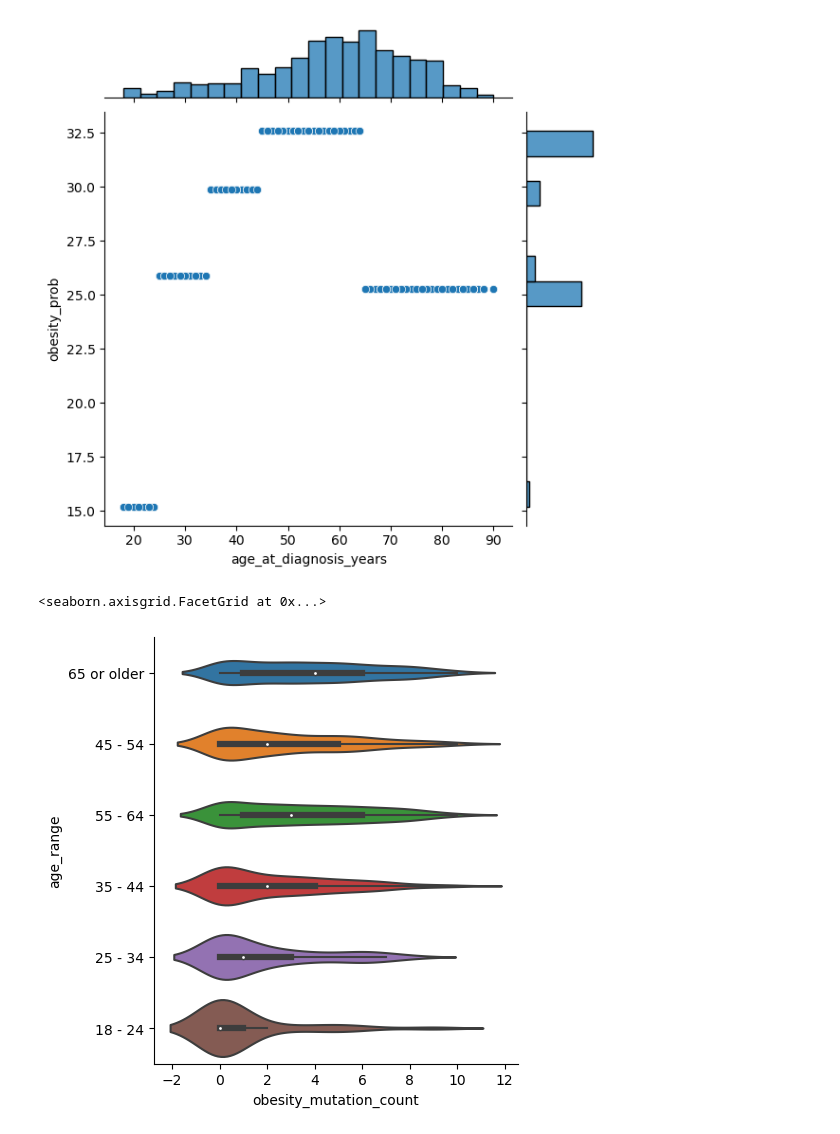
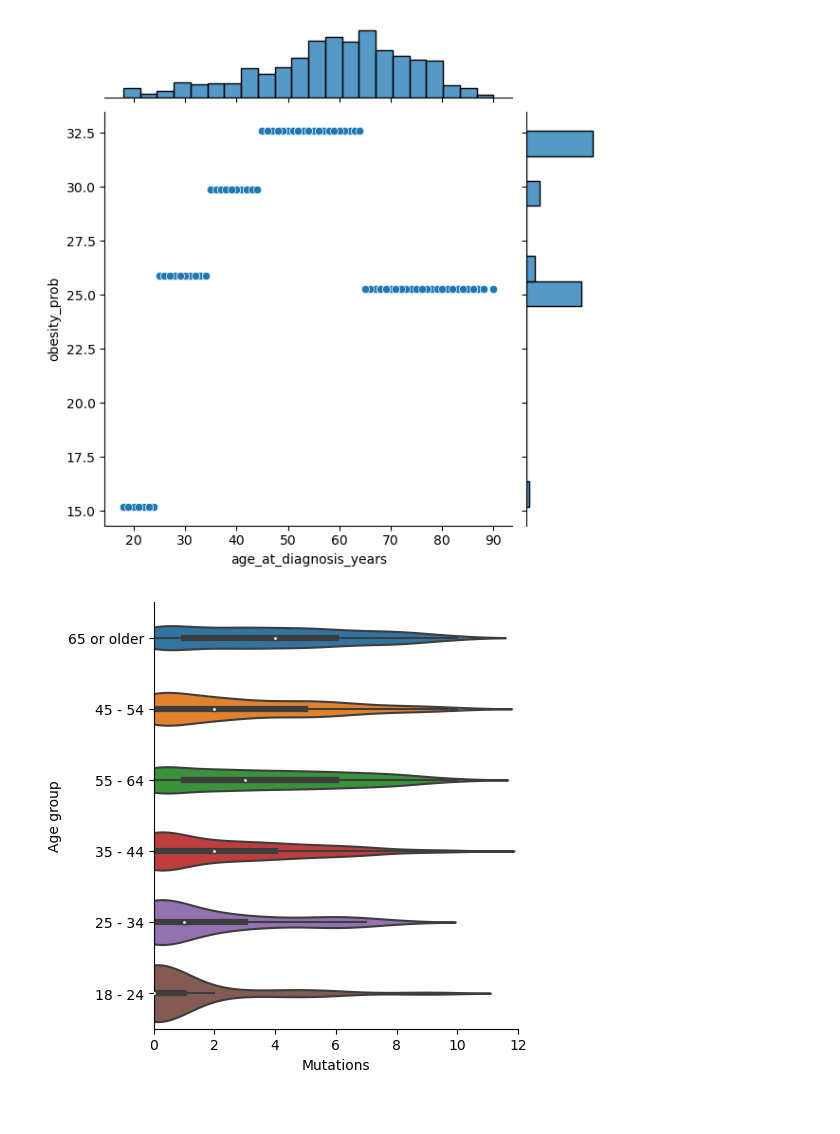
Before and after one commit to nilapalin/made-template, a Jupyter notebook: project/data/brfss_gdc_graphs.ipynb, the cells around one changed output. Saved outputs shown, nothing was run; the diff lists cells and outputs as text; code cells hidden in the pictures.

```diff
--- a/project/data/brfss_gdc_graphs.ipynb
+++ b/project/data/brfss_gdc_graphs.ipynb
@@ -35,7 +35,7 @@ with dbEngine.connect() as conn:
  END as obesity_mutation,\
  (c.\"gene.SIM1\" + c.\"gene.POMC\" + c.\"gene.LEPR\" + c.\"gene.MRAP2\" + c.\"gene.ADCY3\" + c.\"gene.NTRK2\" + c.\"gene.MC4R\" + c.\"gene.KSR2\" + c.\"gene.LEP\" + c.\"gene.PCSK1\" + c.\"gene.BDNF\" + c.\"gene.SH2B1\") as obesity_mutation_count\
  from diagnoses d, cases c\
- where d.case_id = c.id  and year_of_diagnosis = '2011' and year_of_diagnosis is not null and primary_site in ('Bronchus and lun', 'Breast', 'Hematopoietic and reticuloendothelial systems', 'Colon', 'Kidney', 'Ovary', 'Brain', 'Pancreas');"
+ where d.case_id = c.id  and year_of_diagnosis = '2011' and year_of_diagnosis is not null;"
     gdc = pd.read_sql_query(sqlstatement_obese, conn)
     gdc['year_of_diagnosis'] = gdc['year_of_diagnosis'].astype(int)
 print(gdc.dtypes)
@@ -219,10 +219,12 @@ sns.jointplot(data=brfss_gdc, x='age_at_diagnosis_years', y='obesity_prob');
 # %% [output]
 [figure]
 # %%
-sns.catplot(data=brfss_gdc, x='obesity_mutation_count', y='age_range', kind='violin')
+f=sns.catplot(data=brfss_gdc, x='obesity_mutation_count', y='age_range', kind='violin')
+plt.xlabel("Mutations")
+plt.ylabel("Age group")
+f.set(xlim=(0,12));
 # %% [output]
-<seaborn.axisgrid.FacetGrid at 0x...>
-[figure, old version]
+[figure, new version]
 # %%
 sns.pairplot(xdf,hue='obesity_mutation_count')
 # %% [output]
```
Also changed, not shown: parts of 5 cells of this notebook, 6 other files.
